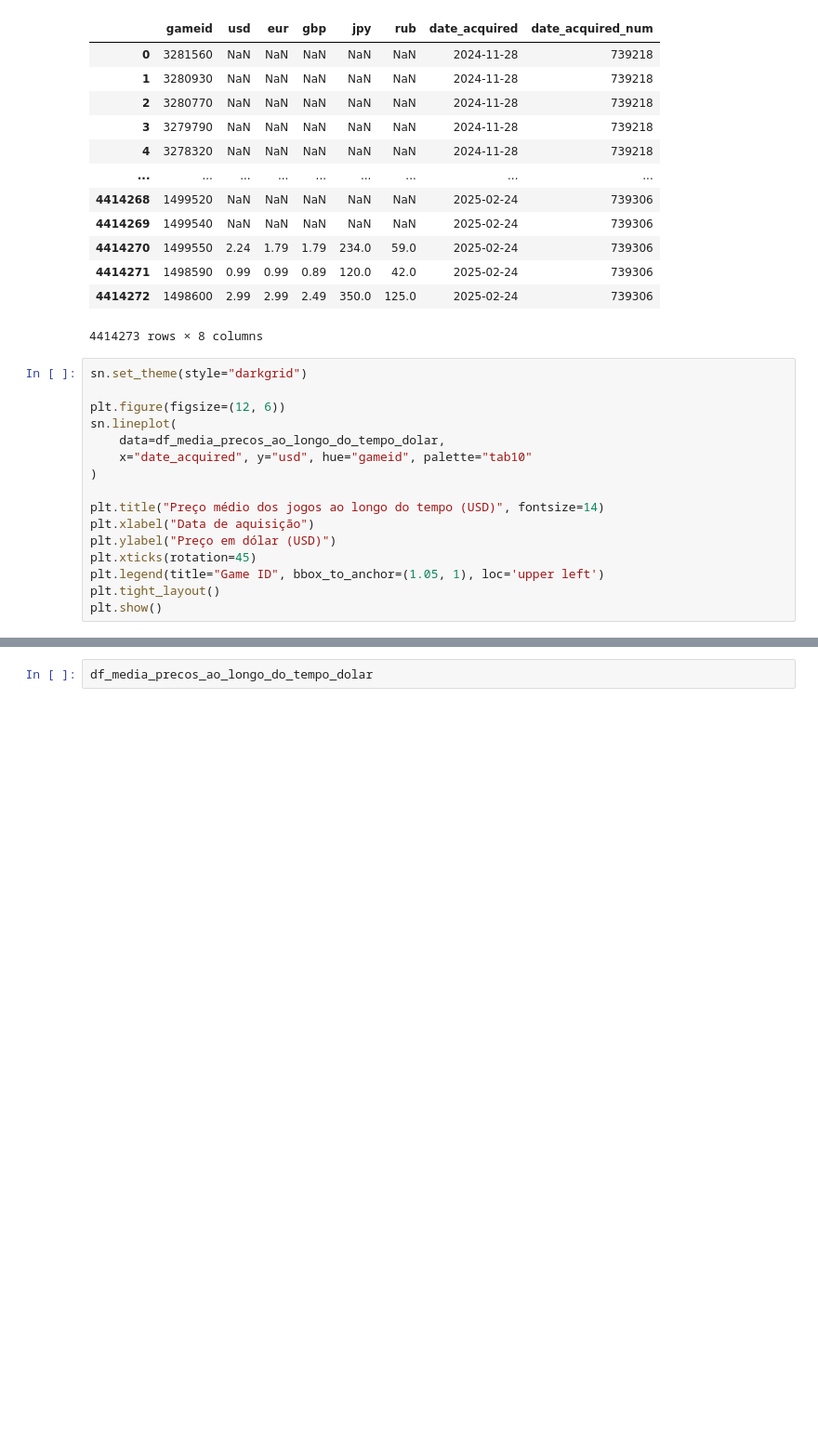
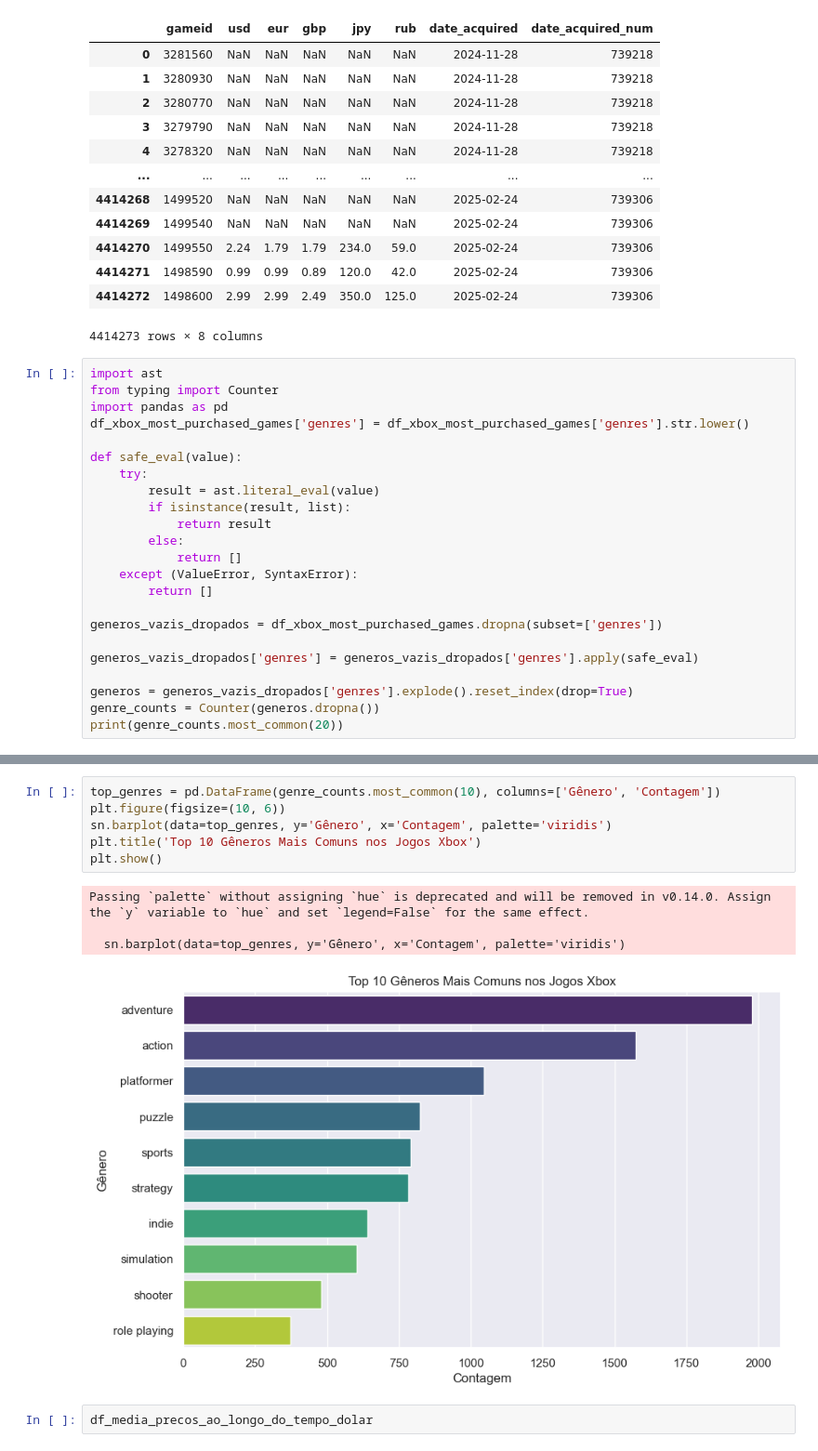
Before and after one commit to robertasaoriokada/trabalho-base-jogos, a Jupyter notebook: tratamento/app.ipynb, the cells around one changed output, grey strips where cells are left out. Shown at 93% size. Cells and saved outputs as stored; diff of their text form; blank space fills up the shorter version.

```diff
--- a/tratamento/app.ipynb
+++ b/tratamento/app.ipynb
@@ -698,19 +652,26 @@ steam_prices
 | 4414271 | 1498590 | 0.99 | 0.99 | 0.89 | 120.0 | 42.0 | 2025-02-24 | 739306 |
 | 4414272 | 1498600 | 2.99 | 2.99 | 2.49 | 350.0 | 125.0 | 2025-02-24 | 739306 |
 4414273 rows × 8 columns
-# %%
-sn.set_theme(style="darkgrid")
-
-plt.figure(figsize=(12, 6))
-sn.lineplot(
-    data=df_media_precos_ao_longo_do_tempo_dolar,
-    x="date_acquired", y="usd", hue="gameid", palette="tab10"
-)
-
-plt.title("Preço médio dos jogos ao longo do tempo (USD)", fontsize=14)
-plt.xlabel("Data de aquisição")
-plt.ylabel("Preço em dólar (USD)")
-plt.xticks(rotation=45)
-plt.legend(title="Game ID", bbox_to_anchor=(1.05, 1), loc='upper left')
-plt.tight_layout()
-plt.show()
+# %%
+import ast
+from typing import Counter
+import pandas as pd
+df_xbox_most_purchased_games['genres'] = df_xbox_most_purchased_games['genres'].str.lower()
+
+def safe_eval(value):
+    try:
+        result = ast.literal_eval(value)
+        if isinstance(result, list):
+            return result
+        else:
+            return []
+    except (ValueError, SyntaxError):
+        return []
+
+generos_vazis_dropados = df_xbox_most_purchased_games.dropna(subset=['genres'])
+
+generos_vazis_dropados['genres'] = generos_vazis_dropados['genres'].apply(safe_eval)
+
+generos = generos_vazis_dropados['genres'].explode().reset_index(drop=True)
+genre_counts = Counter(generos.dropna())
+print(genre_counts.most_common(20))
@@ -717,3 +685,14 @@ plt.show()
+# %%
+top_genres = pd.DataFrame(genre_counts.most_common(10), columns=['Gênero', 'Contagem'])
+plt.figure(figsize=(10, 6))
+sn.barplot(data=top_genres, y='Gênero', x='Contagem', palette='viridis')
+plt.title('Top 10 Gêneros Mais Comuns nos Jogos Xbox')
+plt.show()
+# %% [output]
+Passing `palette` without assigning `hue` is deprecated and will be removed in v0.14.0. Assign the `y` variable to `hue` and set `legend=False` for the same effect.
+
+  sn.barplot(data=top_genres, y='Gênero', x='Contagem', palette='viridis')
+[figure, added]
 # %%
 df_media_precos_ao_longo_do_tempo_dolar
 # %% [output]
```
Also changed, not shown: parts of 3 cells of this notebook.
